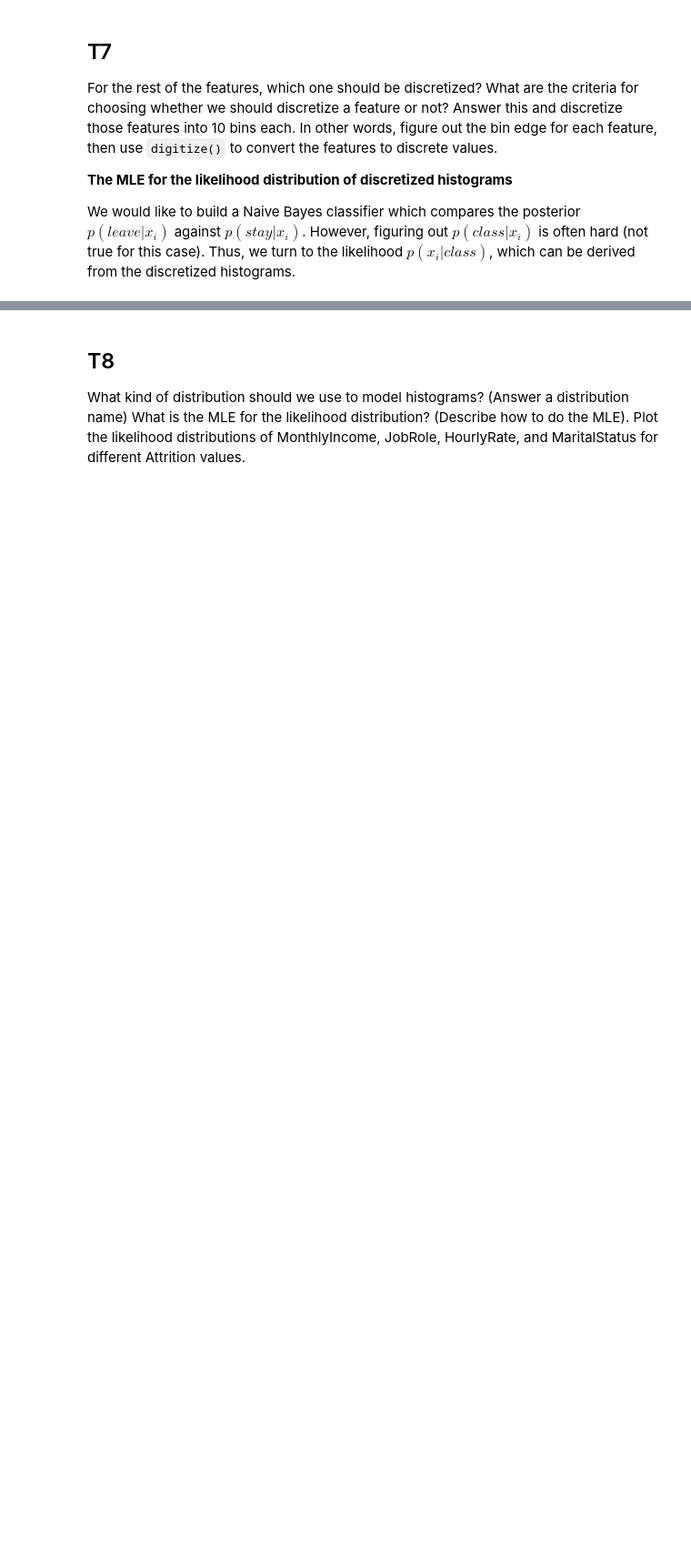
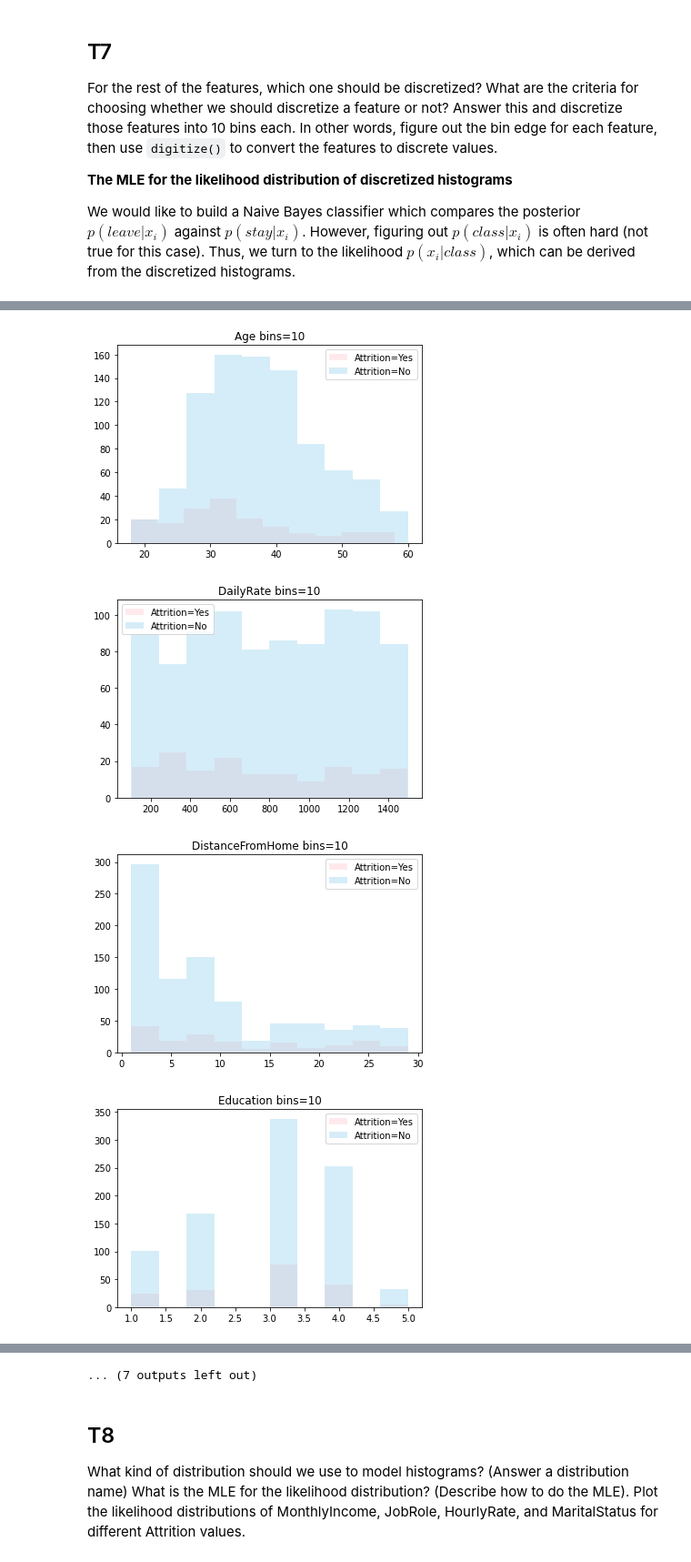
Before and after one commit to saenyakorn/2110573-PATT-RECOG, a Jupyter notebook: HW/HW02/HW02_Saenyakorn_Siangsanoh.ipynb, the cells around one changed output, grey strips where cells are left out. Shown at 91% size. Drawn from its saved outputs; the diff is of its cells as text; code cells hidden in the pictures; blank space fills up the shorter version.

```diff
--- a/HW/HW02/HW02_Saenyakorn_Siangsanoh.ipynb
+++ b/HW/HW02/HW02_Saenyakorn_Siangsanoh.ipynb
@@ -281,9 +327,17 @@ this later**.
 # %%
 # Bin each values into bins
 def bin_data(data: pd.Series, bins=10):
-  bin_edge = np.block([-np.inf, np.arange(data.min(), data.max(), bins),  np.inf])
+  step = (data.max() - data.min()) / bins
+  bin_edge = np.block(
+    [
+      -np.inf,
+      np.arange(data.min(), data.max(), step),
+      np.inf
+    ])
+  data = data[~np.isnan(data)]
   inds = np.digitize(data, bin_edge)
-  return np.bincount(inds)
+  reault = np.bincount(inds) / np.sum(np.bincount(inds))
+  return reault, bin_edge
 # %% [markdown]
 ## T6
 
@@ -321,0 +376,20 @@ We would like to build a Naive Bayes classifier which compares the posterior $p(
+# %%
+cols = ["Age", "DailyRate", "DistanceFromHome", "Education", "EnvironmentSatisfaction", "HourlyRate", "JobInvolvement",
+        "JobLevel", "JobSatisfaction", "MonthlyIncome", "MonthlyRate", "PercentSalaryHike", "TotalWorkingYears", "TrainingTimesLastYear",
+        "WorkLifeBalance", "YearsAtCompany", "YearsInCurrentRole", "YearsSinceLastPromotion", "YearsWithCurrManager"]
+
+X_train_leave = X_train.loc[X_train["Attrition"] == 1.0].copy()
+X_train_stay  = X_train.loc[X_train["Attrition"] == 0.0].copy()
+for i, col in enumerate(cols):
+    plt.title(f"{col} bins=10")
+    likelihoods_leave, bin_edges_leave = bin_data(X_train_leave[col], bins=10)
+    plt.hist(X_train_leave[col], bins=10, color="pink", alpha=0.35, label="Attrition=Yes")
+    likelihoods_stay, bin_edges_stay = bin_data(X_train_stay[col], bins=10)
+    plt.hist(X_train_stay[col],  bins=10, color="skyblue", alpha=0.35, label="Attrition=No")
+    plt.legend()
+    plt.show()
+# %% [output]
+[figure, added]
+[figure, added]
+[figure, added]
+[figure, added]
@@ -322,3 +404,4 @@ We would like to build a Naive Bayes classifier which compares the posterior $p(
+... (7 outputs left out)
 # %% [markdown]
 ## T8
 
```
Also changed, not shown: parts of 45 cells of this notebook, 2 other files.
